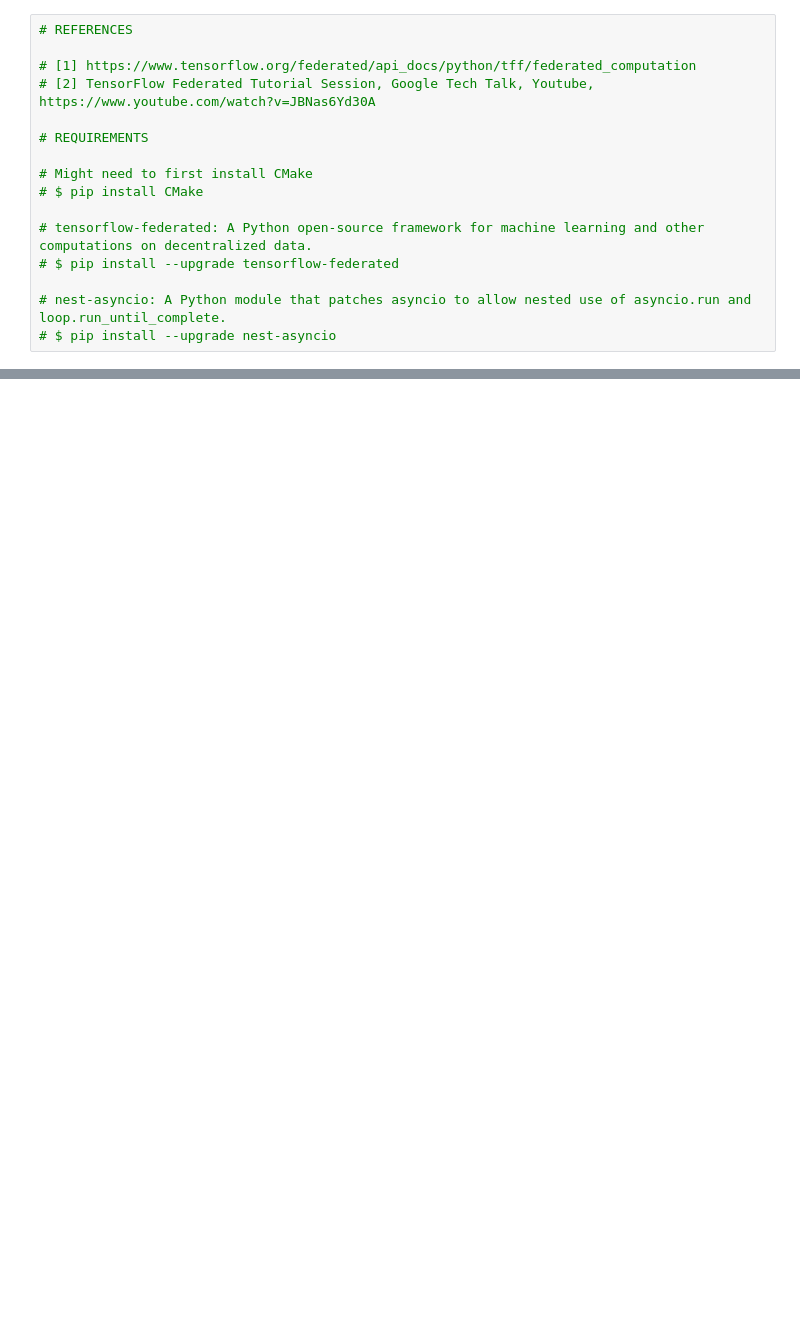
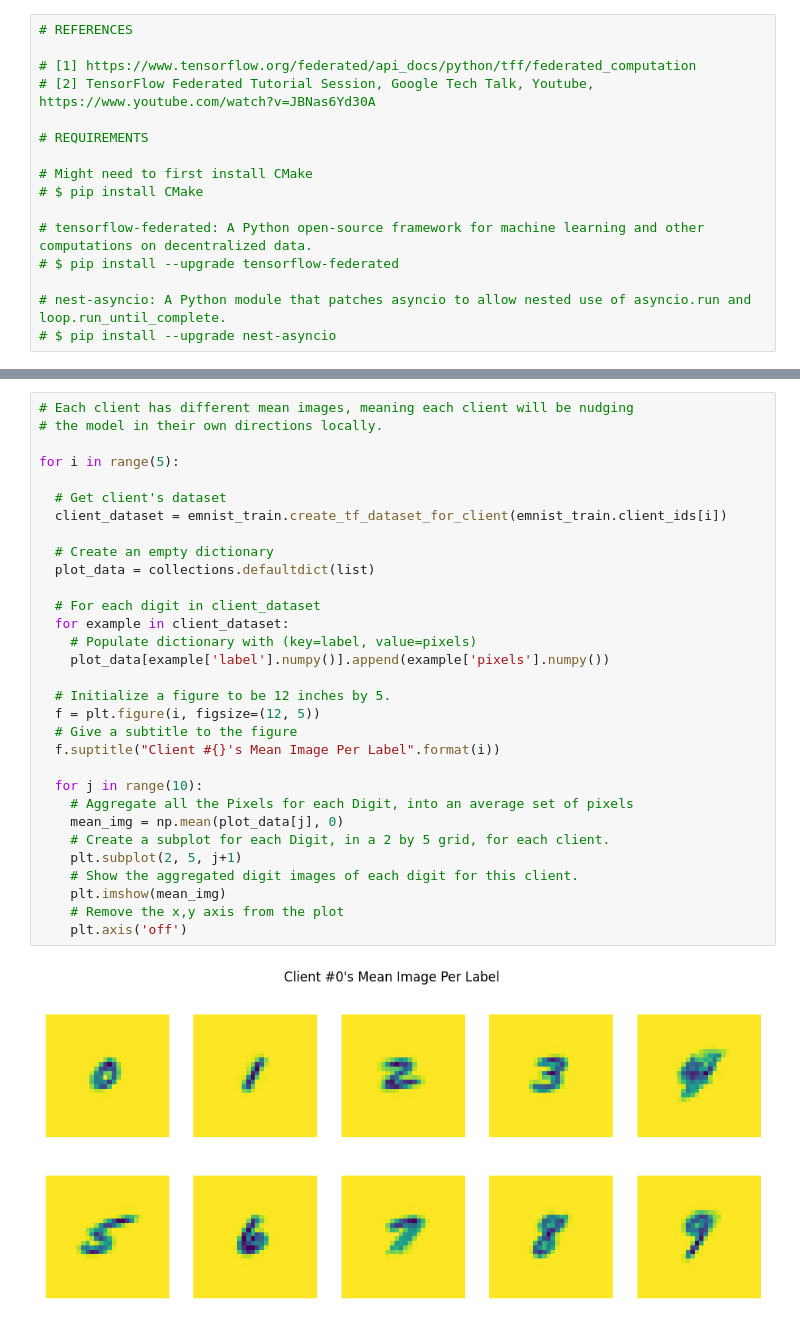
Before and after one commit to drakstik/FederatedLearninGang, a Jupyter notebook: FL_Demo.ipynb, the cells around one changed output, grey strips where cells are left out. Cells and saved outputs as stored; diff of their text form; blank space fills up the shorter version.

```diff
--- a/FL_Demo.ipynb
+++ b/FL_Demo.ipynb
@@ -63,0 +181,33 @@ _ = plt.show()
+# %%
+# Each client has different mean images, meaning each client will be nudging
+# the model in their own directions locally.
+
+for i in range(5):
+
+  # Get client's dataset
+  client_dataset = emnist_train.create_tf_dataset_for_client(emnist_train.client_ids[i])
+
+  # Create an empty dictionary
+  plot_data = collections.defaultdict(list)
+
+  # For each digit in client_dataset
+  for example in client_dataset:
+    # Populate dictionary with (key=label, value=pixels)
+    plot_data[example['label'].numpy()].append(example['pixels'].numpy())
+
+  # Initialize a figure to be 12 inches by 5.
+  f = plt.figure(i, figsize=(12, 5))
+  # Give a subtitle to the figure
+  f.suptitle("Client #{}'s Mean Image Per Label".format(i))
+
+  for j in range(10):
+    # Aggregate all the Pixels for each Digit, into an average set of pixels
+    mean_img = np.mean(plot_data[j], 0)
+    # Create a subplot for each Digit, in a 2 by 5 grid, for each client.
+    plt.subplot(2, 5, j+1)
+    # Show the aggregated digit images of each digit for this client.
+    plt.imshow(mean_img)
+    # Remove the x,y axis from the plot
+    plt.axis('off')
+# %% [output]
+[figure, added]
```
Also changed, not shown: parts of 22 cells of this notebook.
